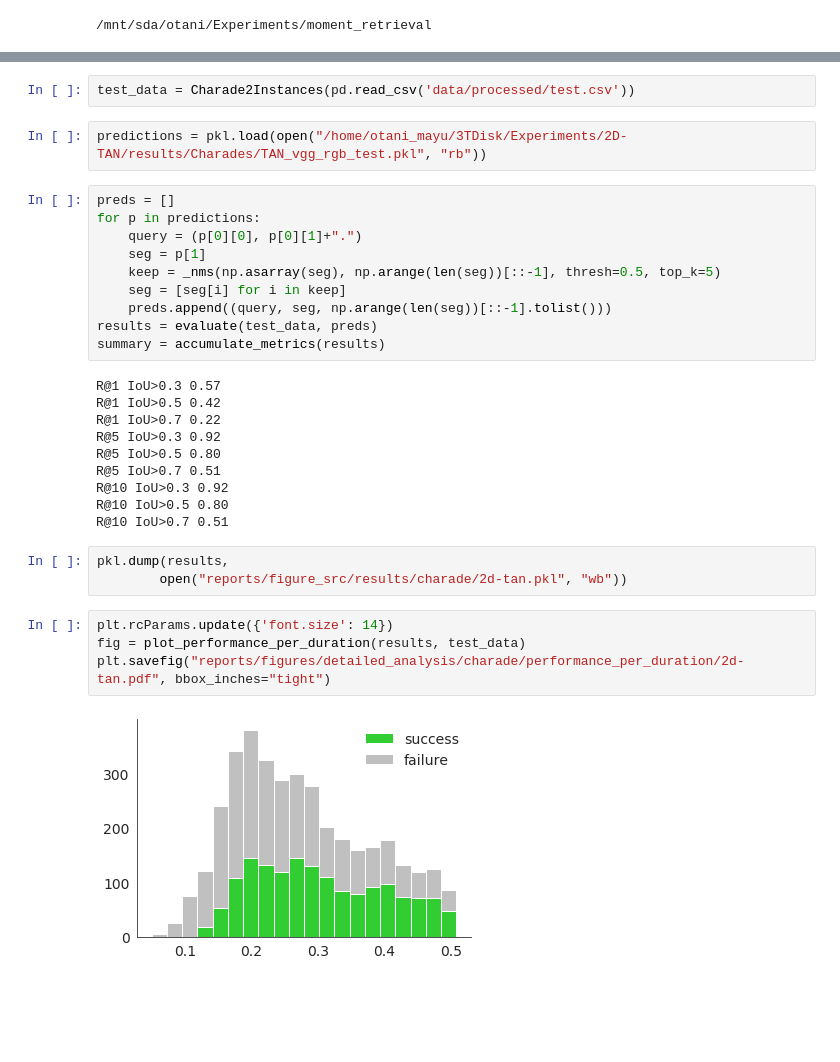
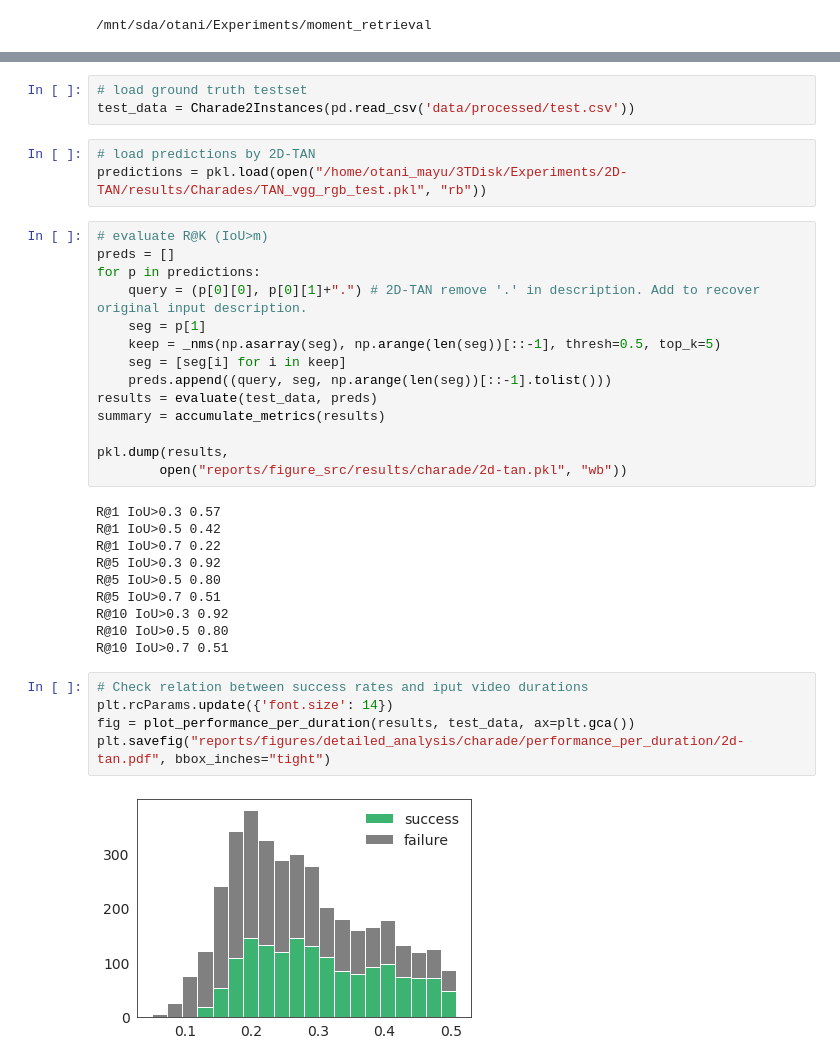
Before and after one commit to mayu-ot/hidden-challenges-MR, a Jupyter notebook: notebooks/report/2DTAN_CharadeSTA.ipynb, the cells around one changed output, grey strips where cells are left out. Drawn from its saved outputs; the diff is of its cells as text; blank space fills up the shorter version.

```diff
--- a/notebooks/report/2DTAN_CharadeSTA.ipynb
+++ b/notebooks/report/2DTAN_CharadeSTA.ipynb
@@ -17,18 +17,24 @@ from src.toolbox.baseline import SegmentGeneratorKDE
 import pickle as pkl
 # %%
+# load ground truth testset
 test_data = Charade2Instances(pd.read_csv('data/processed/test.csv'))
 # %%
+# load predictions by 2D-TAN
 predictions = pkl.load(open("/home/otani_mayu/3TDisk/Experiments/2D-TAN/results/Charades/TAN_vgg_rgb_test.pkl", "rb"))
 # %%
+# evaluate R@K (IoU>m)
 preds = []
 for p in predictions:
-    query = (p[0][0], p[0][1]+".")
+    query = (p[0][0], p[0][1]+".") # 2D-TAN remove '.' in description. Add to recover original input description.
     seg = p[1]
     keep = _nms(np.asarray(seg), np.arange(len(seg))[::-1], thresh=0.5, top_k=5)
     seg = [seg[i] for i in keep]
     preds.append((query, seg, np.arange(len(seg))[::-1].tolist()))
 results = evaluate(test_data, preds)
 summary = accumulate_metrics(results)
+
+pkl.dump(results,
+        open("reports/figure_src/results/charade/2d-tan.pkl", "wb"))
 # %% [output]
 R@1 IoU>0.3 0.57
 R@1 IoU>0.5 0.42
@@ -39,13 +45,11 @@ R@5 IoU>0.7 0.51
 R@10 IoU>0.3 0.92
 R@10 IoU>0.5 0.80
 R@10 IoU>0.7 0.51
-# %%
-pkl.dump(results,
-        open("reports/figure_src/results/charade/2d-tan.pkl", "wb"))
 # %%
+# Check relation between success rates and iput video durations
 plt.rcParams.update({'font.size': 14})
-fig = plot_performance_per_duration(results, test_data)
+fig = plot_performance_per_duration(results, test_data, ax=plt.gca())
 plt.savefig("reports/figures/detailed_analysis/charade/performance_per_duration/2d-tan.pdf", bbox_inches="tight")
 # %% [output]
-[figure, old version]
+[figure, new version]
 # %%
```
Also changed, not shown: parts of 3 cells of this notebook, 1 other file.
